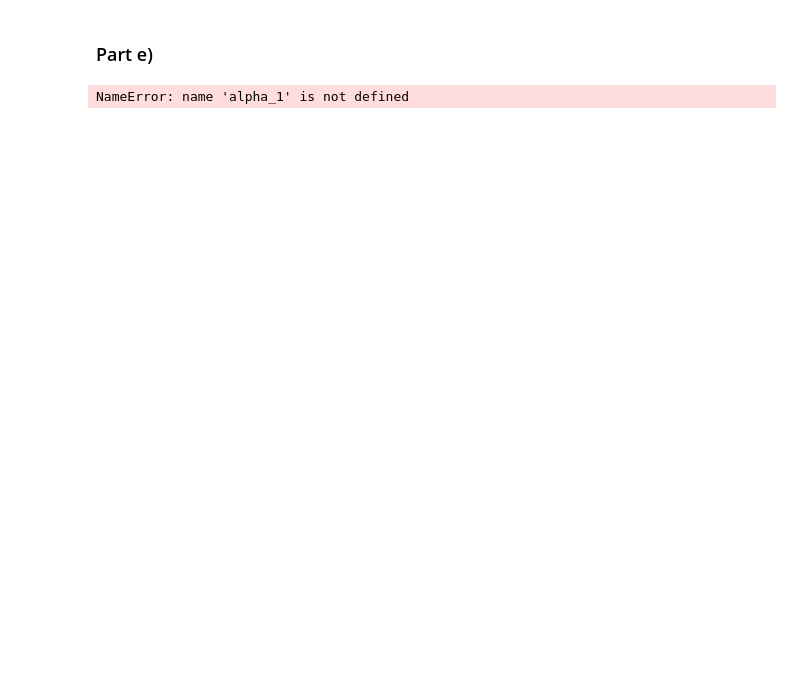
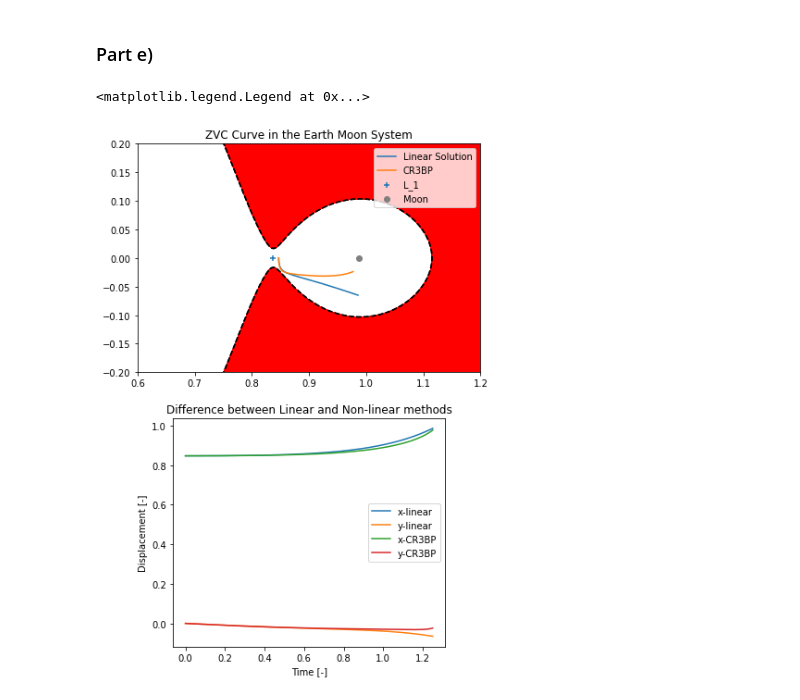
Before and after one commit to prabhu8/Advanced-Orbital-Mechanics, a Jupyter notebook: PSC/PSC3.ipynb, the cells around one changed output. Saved outputs shown, nothing was run; the diff lists cells and outputs as text; code cells hidden in the pictures; blank space fills up the shorter version.

```diff
--- a/PSC/PSC3.ipynb
+++ b/PSC/PSC3.ipynb
@@ -123,27 +176,52 @@ axs.legend()
 # %% [markdown]
 ### Part e)
 # %%
+xi_0    = 0.01
+U_xx, U_yy, U_zz, U_xy, _, _ = pn.U_ii(L1+xi_0, 0, 0, SS3.loc[system,'miu'])
+
 beta_1  = 2 - (U_xx + U_yy)/2
 beta_2  = np.sqrt(-U_xx*U_yy)
-s       = np.sqrt(beta_1 + np.sqrt(beta_1**2 + beta_2**2))
-beta_3  = (s**2 + U_xx)/2/s
+lamda_1 = np.sqrt(-beta_1 + np.sqrt(beta_1**2 + beta_2**2))
+alpha_1 = (lamda_1 - U_xx)/2/lamda_1
 
-xi_dot_0    = eta_0*alpha_1*lamda_1
-eta_dot_0   = eya_0 * lamda_1/alpha_1
+xi_dot_0    = eta_0 * lamda_1 / alpha_1
+eta_dot_0   = xi_0 * alpha_1 * lamda_1
 zeta_dot_0  = 0
 
-t_span = [0, 2*np.pi]
+t_span = [0, 1.25]
 IC = np.append([xi_0, eta_0, zeta_0], [xi_dot_0, eta_dot_0, zeta_dot_0])
 lin = solve_ivp(lambda t, x: pn.Lagrange_var_df(t, x, SS3.loc[system,'miu'], U_xx, U_yy, U_zz, U_xy), t_span , IC, method='RK45',
                 rtol=10**-12, atol=10**-16)
 
+IC = np.append([L1+xi_0, eta_0, zeta_0], [xi_dot_0, eta_dot_0, zeta_dot_0])
+non_lin = solve_ivp(lambda t, x: pn.cr3bp_df(t, x, SS3.loc[system,'miu']), t_span , IC, method='RK45',
+                    rtol=10**-12, atol=10**-16)
 
-fig, axs = plt.subplots(nrows=1, ncols=1, figsize=(7,7))
-axs.scatter([L1],[0], marker="+", label = 'L_1')
-axs.scatter(1-SS3.loc[system, 'miu'],0, marker='o', color='grey', label='Moon')
-axs.plot(lin.y[0,:]+L1, lin.y[1,:])
-axs.set_aspect('equal', 'box')
-axs.set_title('ZVC Curve in the Earth Moon System')
-axs.legend()
+v = np.linalg.norm([xi_dot_0, eta_dot_0, zeta_dot_0])
+C0 = pn.Jacobi_const(xi_0+L1, 0, 0, v, SS3.loc[system,'miu'])
+
+
+fig, ax = plt.subplots(nrows=2, ncols=1, figsize=(10,10))
+ax[0].contourf(X,Y, -C, levels = [-C0, -C0+10**-12], extend = 'max', cmap = 'rainbow')
+ax[0].contour(X,Y, -C, levels = [-C0, -C0+10**-12], colors='black')
+ax[0].scatter([L1],[0], marker="+", label = 'L_1')
+ax[0].scatter(1-SS3.loc[system, 'miu'],0, marker='o', color='grey', label='Moon')
+ax[0].plot(lin.y[0,:]+L1, lin.y[1,:], label='Linear Solution')
+ax[0].plot(non_lin.y[0,:], non_lin.y[1,:], label='CR3BP')
+ax[0].set_aspect('equal', 'box')
+ax[0].set_xlim([.6, 1.2])
+ax[0].set_ylim([-.2, .2])
+ax[0].set_title('ZVC Curve in the Earth Moon System')
+ax[0].legend()
+
+
+ax[1].plot(lin.t, np.vstack((lin.y[0,:]+L1, lin.y[1,:])).T, label=['x-linear', 'y-linear'])
+ax[1].plot(non_lin.t, non_lin.y[0:2,:].T, label=['x-CR3BP', 'y-CR3BP'])
+ax[1].set_aspect('equal', 'box')
+ax[1].set_title('Difference between Linear and Non-linear methods')
+ax[1].set_xlabel('Time [-]')
+ax[1].set_ylabel('Displacement [-]')
+ax[1].legend()
 # %% [output]
-NameError: name 'alpha_1' is not defined
+<matplotlib.legend.Legend at 0x...>
+[figure, added]
```
Also changed, not shown: parts of 5 cells of this notebook.
